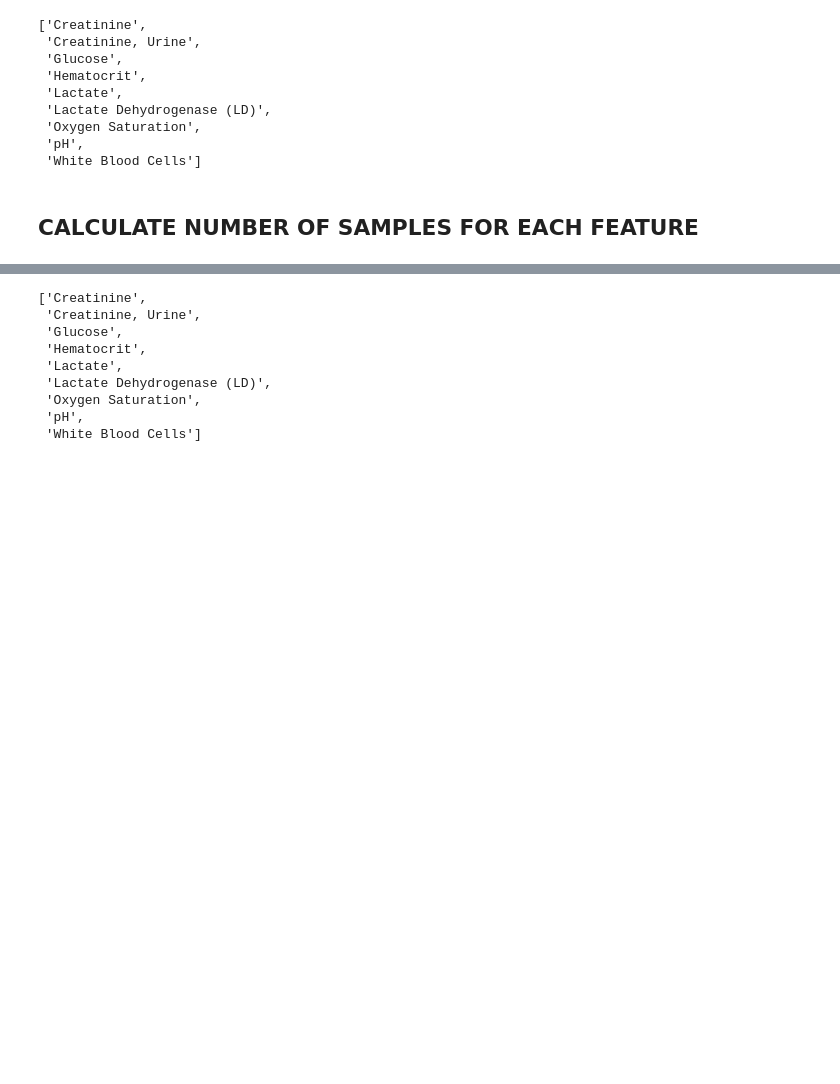
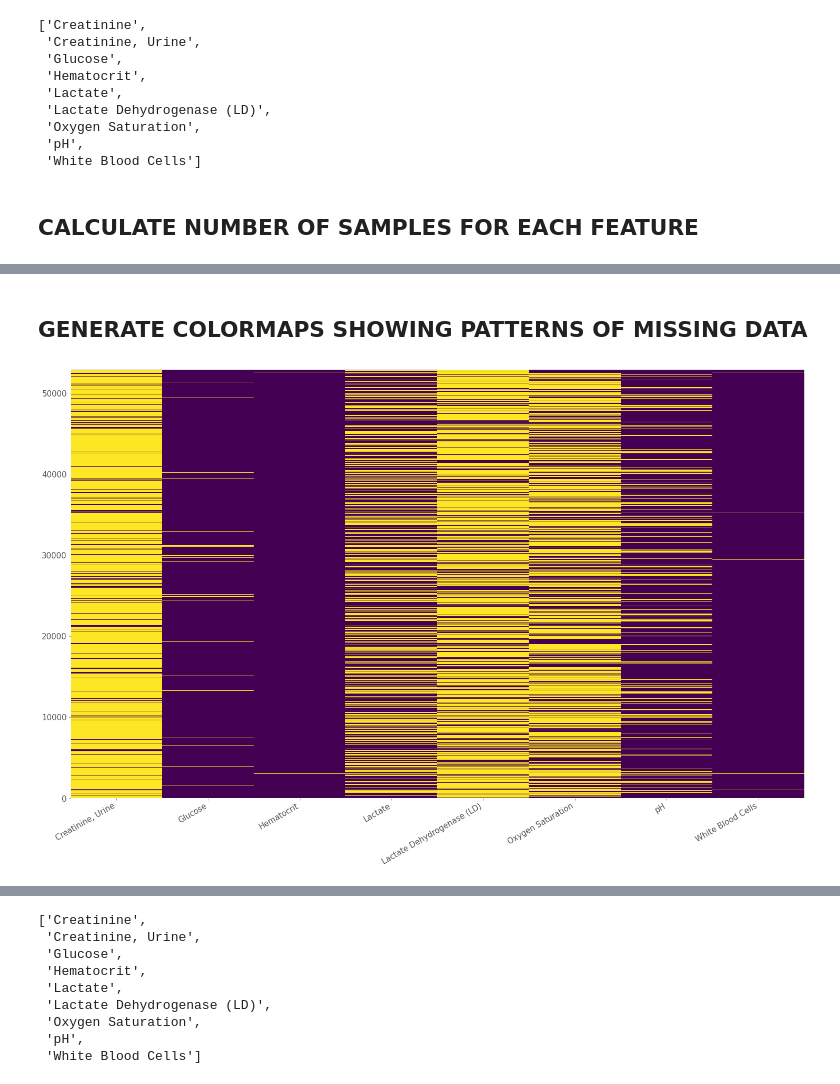
Before and after one commit to RJBeetel3/icu-data-exploration, a Jupyter notebook: icu_mortality_prediction/icu_mortality_prediction/notebooks/LABEVENTS_FIRST24.ipynb, the cells around one changed output, grey strips where cells are left out. Saved outputs shown, nothing was run; the diff lists cells and outputs as text; code cells hidden in the pictures; blank space fills up the shorter version.

```diff
--- a/icu_mortality_prediction/icu_mortality_prediction/notebooks/LABEVENTS_FIRST24.ipynb
+++ b/icu_mortality_prediction/icu_mortality_prediction/notebooks/LABEVENTS_FIRST24.ipynb
@@ -130,10 +201,10 @@ array(['Hematocrit', 'White Blood Cells', 'pH', 'Lactate', 'Creatinine',
 labels2 = []
 
 for item in labels:
-    num_samps = lab_events_data_df['icustay_id'][lab_events_data_df.label == item].dropna().unique().shape[0]
+    lab_count = lab_events_data_df['icustay_id'][lab_events_data_df['label'] == item].dropna().unique().shape[0]
     #num_measures = data[data.label == item][['icustay_id', 'label']].dropna().groupby('icustay_id').count()
-    print("{}    {}".format(item, num_samps)) #, num_measures)
-    if num_samps > 6000:
+    print("{}    {}".format(item, lab_count)) #, num_measures)
+    if lab_count > 6000:
         print("adding {}".format(item))
         labels2.append(item)
 labels2.sort(key=str.lower)
@@ -169,0 +245,15 @@ WBC Count    173
+# %%
+# calculating the number of samples taken in 24 hours for each measurement
+item = labels2[0]
+
+lab_counts_df =  lab_events_data_df[lab_events_data_df['label'] == item][['icustay_id', 'label']].dropna().groupby('icustay_id').count()
+
+for item in labels2[1:]:
+    #num_samps = data['icustay_id'][data.label == item].dropna().unique().shape[0]
+    groupby_counts = lab_events_data_df[lab_events_data_df['label'] == item][['icustay_id', 'label']].dropna().groupby('icustay_id').count()
+    groupby_counts.columns = [item]
+    lab_counts_df = lab_counts_df.merge(groupby_counts,left_index = True, right_index = True, how = 'left', sort = True)
+    #print "{}    {}".format(item, num_measures) #, num_measures)
+
+#num_samps_df.drop('label', axis=1, inplace = True)
+lab_counts_df.dropna().head(20)
@@ -169,0 +279,27 @@ WBC Count    173
+# %% [markdown]
+## GENERATE COLORMAPS SHOWING PATTERNS OF MISSING DATA
+# %%
+# DISPLAY COLORMAP OF MISSING SAMPLES FOR EACH VARIABLE
+# REFERRING TO THIS AS AN AFFINITY MAP, SHOWING WHICH DATA WAS COLLECTED MOST OFTEN TOGETHER.
+# ASSIGNING NaN A POSITIVE VALUE MAKES MISSING DATA APPEAR BRIGHT YELLOW
+
+lab_count_map_df = lab_counts_df.copy()
+lab_count_map_df.drop(['label'], axis=1, inplace=True)
+for col in lab_count_map_df.columns:
+        lab_count_map_df[col] = lab_count_map_df[col].apply(lambda x: 1 if pd.isnull(x) else 0)
+
+
+# lab_count_map_df = lab_count_map_df.sort_values(by ='Oxygen Saturation', axis = 0, ascending = True)
+plt.rc('font', size=15)
+plt.figure(figsize= (25,15))
+plt.pcolor(lab_count_map_df)
+#ax.set_ylim([0.0,missing.shape[0]])
+
+
+plt.xticks(np.arange(0.5, len(lab_count_map_df.columns), 1), lab_count_map_df.columns)
+plt.xticks(rotation = 30, ha = 'right')
+
+plt.show()
+plt.close()
+# %% [output]
+[figure, added]
```
Also changed, not shown: parts of 51 cells of this notebook.
